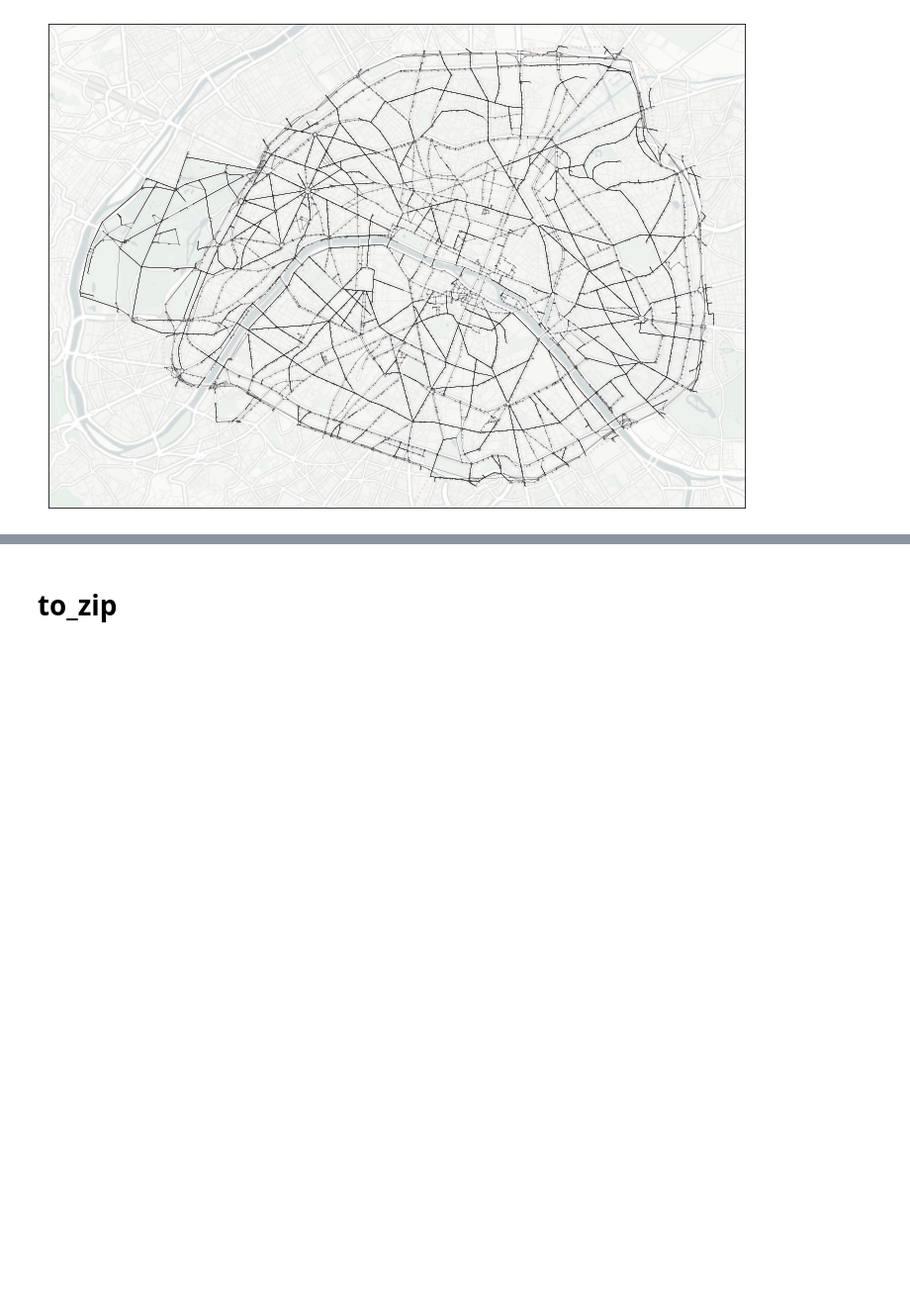
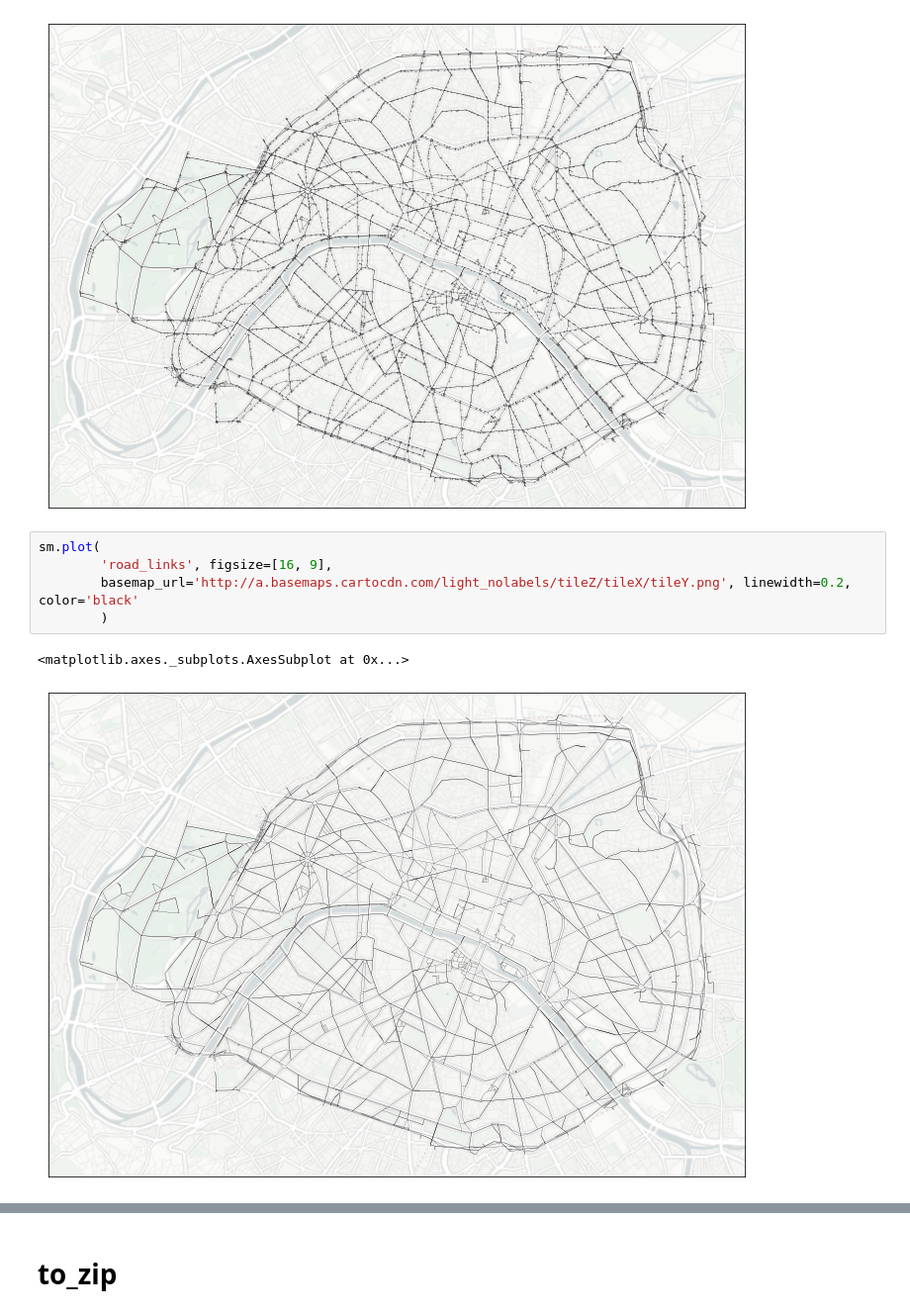
Before and after one commit to systragroup/quetzal_paris, a Jupyter notebook: notebooks/transport/A30_network_integrity.ipynb, the cells around one changed output, grey strips where cells are left out. Shown at 99% size. Drawn from its saved outputs; the diff is of its cells as text; blank space fills up the shorter version.

```diff
--- a/notebooks/transport/A30_network_integrity.ipynb
+++ b/notebooks/transport/A30_network_integrity.ipynb
@@ -101,3 +105,11 @@ if manual:
     )
 # %% [output]
 [figure]
+# %%
+sm.plot(
+        'road_links', figsize=[16, 9],
+        basemap_url='http://a.basemaps.cartocdn.com/light_nolabels/tileZ/tileX/tileY.png', linewidth=0.2, color='black'
+        )
+# %% [output]
+<matplotlib.axes._subplots.AxesSubplot at 0x...>
+[figure, added]
```
Also changed, not shown: parts of 15 cells of this notebook, 36 other files.
